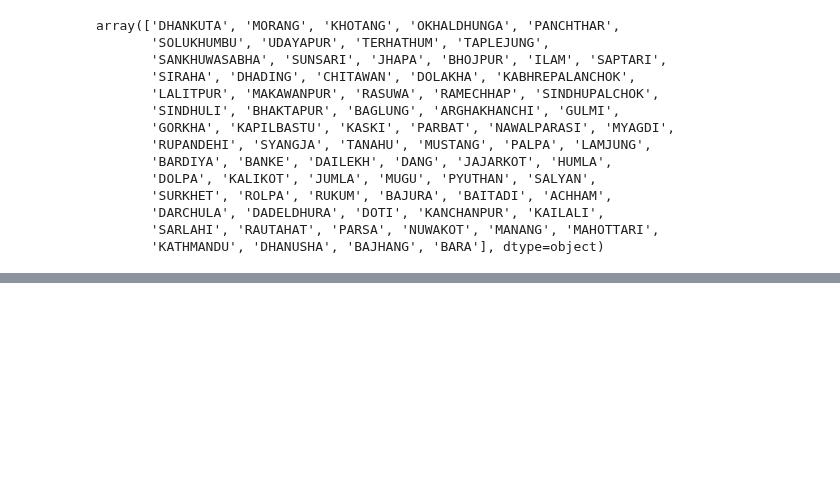
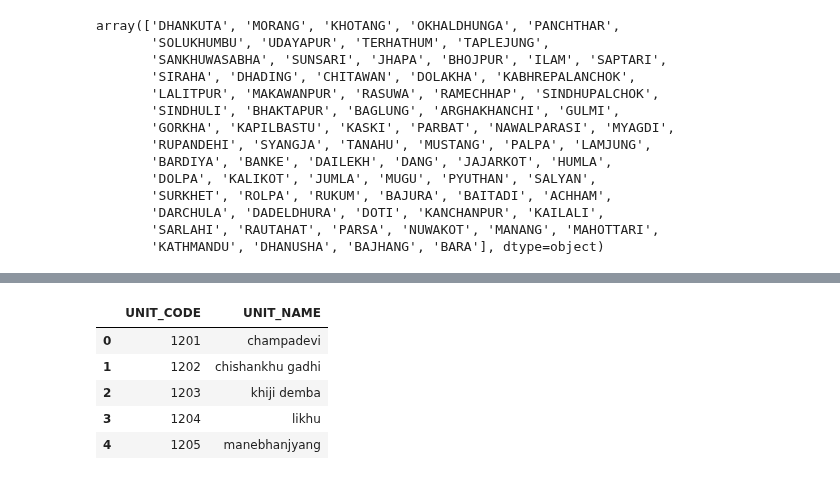
Before and after one commit to chantalwuer/earthquake_damage, a Jupyter notebook: notebooks/CW_Mapping_Wards.ipynb, the cells around one changed output, grey strips where cells are left out. Drawn from its saved outputs; the diff is of its cells as text; code cells hidden in the pictures; blank space fills up the shorter version.

```diff
--- a/notebooks/CW_Mapping_Wards.ipynb
+++ b/notebooks/CW_Mapping_Wards.ipynb
@@ -180,0 +449,13 @@ array(['DHANKUTA', 'MORANG', 'KHOTANG', 'OKHALDHUNGA', 'PANCHTHAR',
+# %%
+municipality_codes_df = pd.DataFrame.from_dict(municipality_codes, orient='index', columns=['UNIT_NAME'])
+municipality_codes_df['UNIT_NAME'] = municipality_codes_df['UNIT_NAME'].apply(lower_strings)
+municipality_codes_df.reset_index(inplace=True)
+municipality_codes_df.rename(columns={'index': 'UNIT_CODE'}, inplace=True)
+municipality_codes_df.head()
+# %% [output]
+|  | UNIT_CODE | UNIT_NAME |
+| 0 | 1201 | champadevi |
+| 1 | 1202 | chishankhu gadhi |
+| 2 | 1203 | khiji demba |
+| 3 | 1204 | likhu |
+| 4 | 1205 | manebhanjyang |
```
Also changed, not shown: parts of 38 cells of this notebook.
